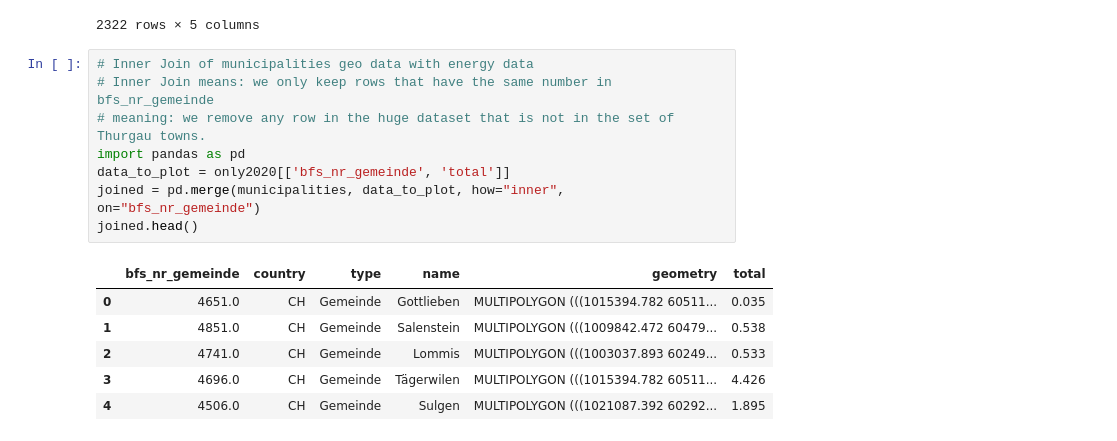
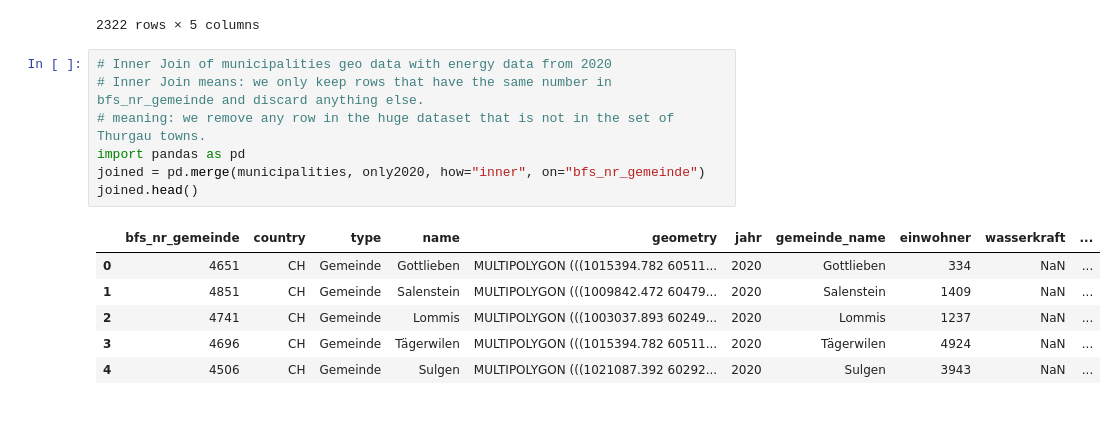
Before and after one commit to tkilla77/ksr_talit_hackathon, a Jupyter notebook: notebooks/examples.ipynb, the cells around one changed output. Cells and saved outputs as stored; diff of their text form.

```diff
--- a/notebooks/examples.ipynb
+++ b/notebooks/examples.ipynb
@@ -197,17 +197,16 @@ municipalities
 | 2325 | 2788 | CH | Gemeinde | Liesberg | MULTIPOLYGON (((827919.732 600446... |
 2322 rows × 5 columns
 # %%
-# Inner Join of municipalities geo data with energy data
-# Inner Join means: we only keep rows that have the same number in bfs_nr_gemeinde
+# Inner Join of municipalities geo data with energy data from 2020
+# Inner Join means: we only keep rows that have the same number in bfs_nr_gemeinde and discard anything else.
 # meaning: we remove any row in the huge dataset that is not in the set of Thurgau towns.
 import pandas as pd
-data_to_plot = only2020[['bfs_nr_gemeinde', 'total']]
-joined = pd.merge(municipalities, data_to_plot, how="inner", on="bfs_nr_gemeinde")
+joined = pd.merge(municipalities, only2020, how="inner", on="bfs_nr_gemeinde")
 joined.head()
 # %% [output]
-|  | bfs_nr_gemeinde | country | type | name | geometry | total |
-| 0 | 4651.0 | CH | Gemeinde | Gottlieben | MULTIPOLYGON (((1015394.782 60511... | 0.035 |
-| 1 | 4851.0 | CH | Gemeinde | Salenstein | MULTIPOLYGON (((1009842.472 60479... | 0.538 |
-| 2 | 4741.0 | CH | Gemeinde | Lommis | MULTIPOLYGON (((1003037.893 60249... | 0.533 |
-| 3 | 4696.0 | CH | Gemeinde | Tägerwilen | MULTIPOLYGON (((1015394.782 60511... | 4.426 |
-| 4 | 4506.0 | CH | Gemeinde | Sulgen | MULTIPOLYGON (((1021087.392 60292... | 1.895 |
+|  | bfs_nr_gemeinde | country | type | name | geometry | jahr | gemeinde_name | einwohner | wasserkraft | ... |
+| 0 | 4651 | CH | Gemeinde | Gottlieben | MULTIPOLYGON (((1015394.782 60511... | 2020 | Gottlieben | 334 | NaN | ... |
+| 1 | 4851 | CH | Gemeinde | Salenstein | MULTIPOLYGON (((1009842.472 60479... | 2020 | Salenstein | 1409 | NaN | ... |
+| 2 | 4741 | CH | Gemeinde | Lommis | MULTIPOLYGON (((1003037.893 60249... | 2020 | Lommis | 1237 | NaN | ... |
+| 3 | 4696 | CH | Gemeinde | Tägerwilen | MULTIPOLYGON (((1015394.782 60511... | 2020 | Tägerwilen | 4924 | NaN | ... |
+| 4 | 4506 | CH | Gemeinde | Sulgen | MULTIPOLYGON (((1021087.392 60292... | 2020 | Sulgen | 3943 | NaN | ... |
```
Also changed, not shown: parts of 4 cells of this notebook.
